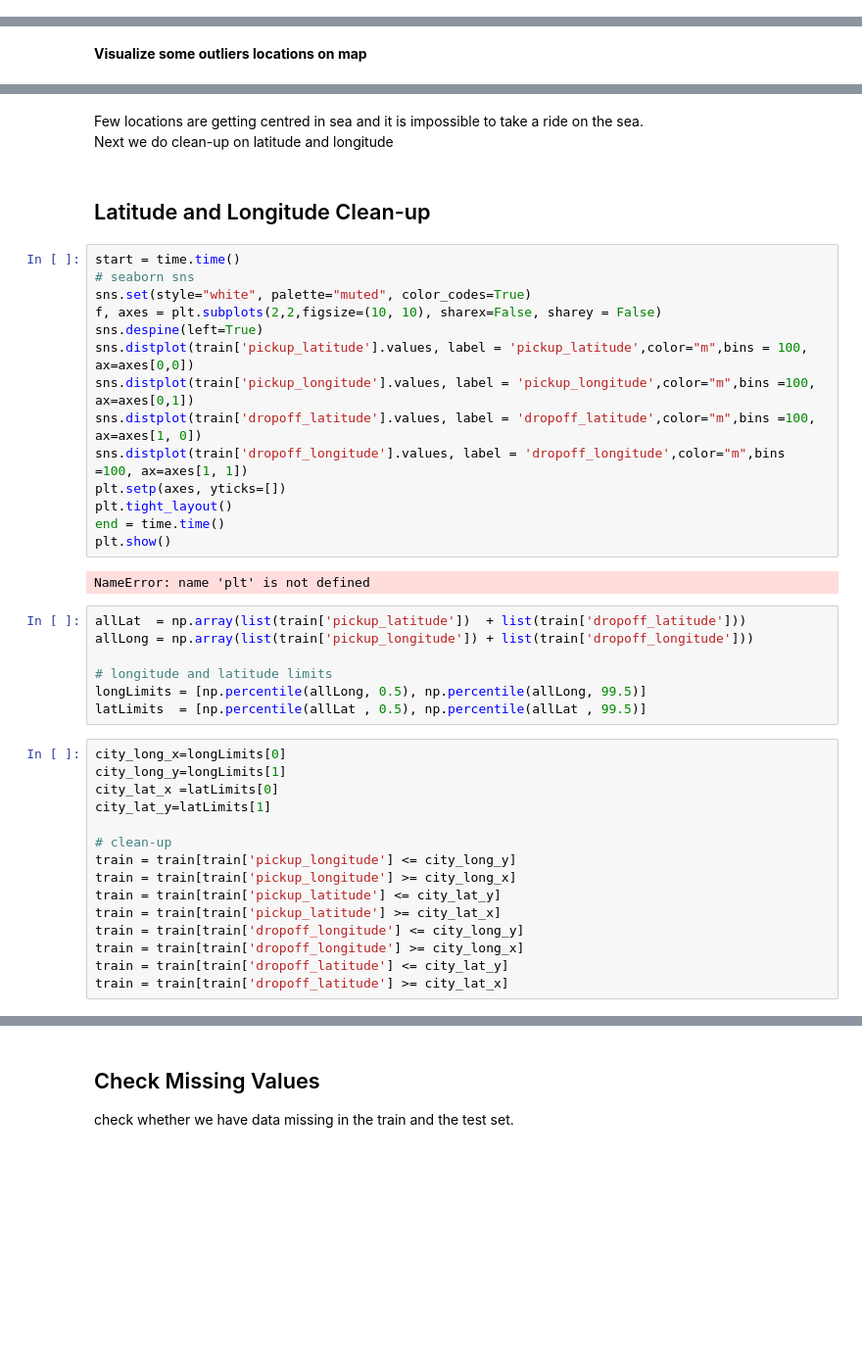
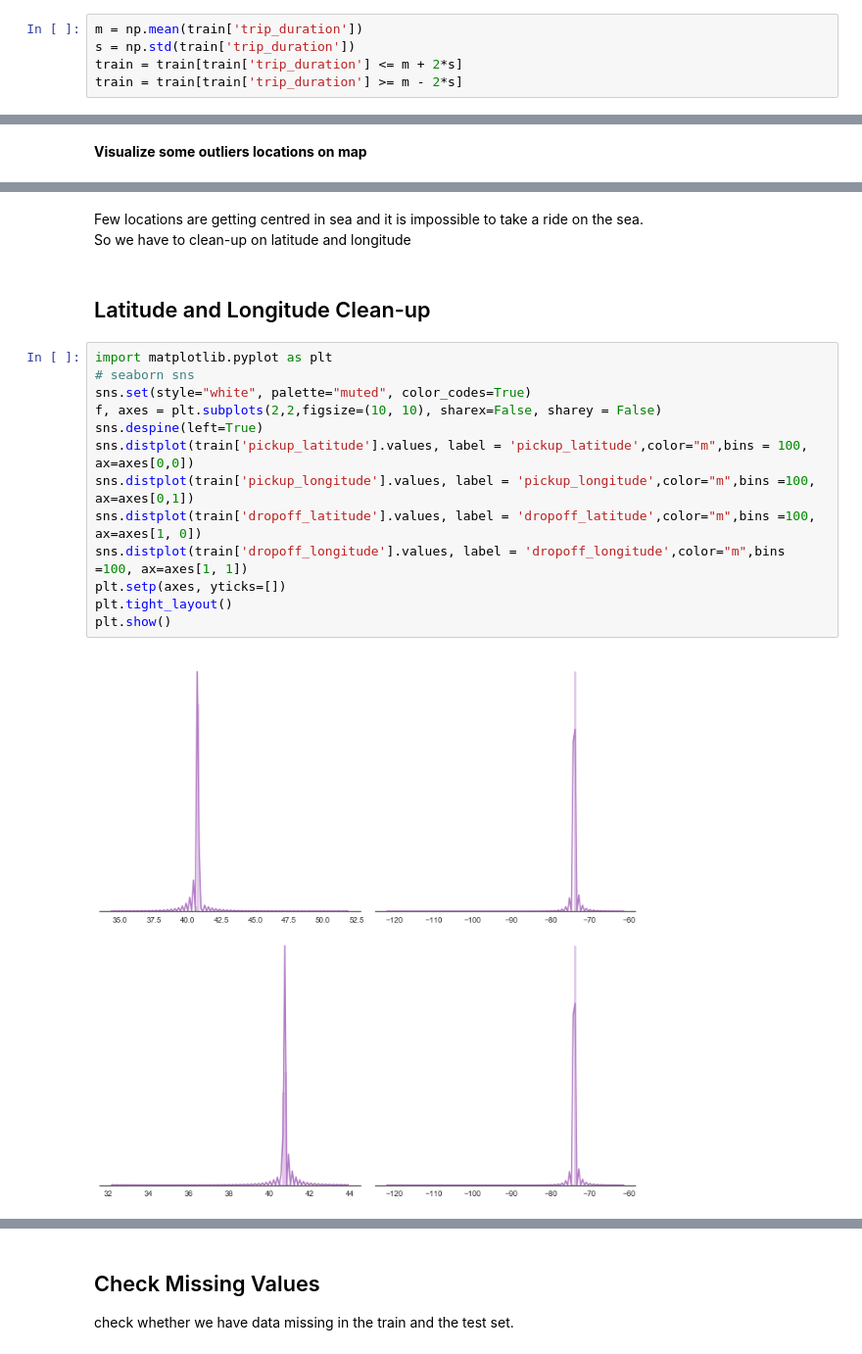
Before and after one commit to GaryLuoLuo/Data_Mining_Project_Jiahui_Qin_Zhe, a Jupyter notebook: Data Preparation.ipynb, the cells around one changed output, grey strips where cells are left out. Shown at 98% size. Drawn from its saved outputs; the diff is of its cells as text; blank space fills up the shorter version.

```diff
--- a/Data Preparation.ipynb
+++ b/Data Preparation.ipynb
@@ -34,3 +39,8 @@ memory usage: 122.4+ MB
+# %%
+m = np.mean(train['trip_duration'])
+s = np.std(train['trip_duration'])
+train = train[train['trip_duration'] <= m + 2*s]
+train = train[train['trip_duration'] >= m - 2*s]
 # %% [markdown]
 ## Check latitude/longitude bounds
 Latitude: -85 to +85, Longitude: -180 to +180
@@ -69,43 +75,20 @@ map_1
 # %% [markdown]
 Few locations are getting centred in sea and it is impossible to take a ride on the sea.
-Next we do clean-up on latitude and longitude
+So we have to clean-up on latitude and longitude
 # %% [markdown]
 ## Latitude and Longitude Clean-up
 # %%
-start = time.time()
+import matplotlib.pyplot as plt
 # seaborn sns
 sns.set(style="white", palette="muted", color_codes=True)
 f, axes = plt.subplots(2,2,figsize=(10, 10), sharex=False, sharey = False)
 sns.despine(left=True)
 sns.distplot(train['pickup_latitude'].values, label = 'pickup_latitude',color="m",bins = 100, ax=axes[0,0])
 sns.distplot(train['pickup_longitude'].values, label = 'pickup_longitude',color="m",bins =100, ax=axes[0,1])
 sns.distplot(train['dropoff_latitude'].values, label = 'dropoff_latitude',color="m",bins =100, ax=axes[1, 0])
 sns.distplot(train['dropoff_longitude'].values, label = 'dropoff_longitude',color="m",bins =100, ax=axes[1, 1])
 plt.setp(axes, yticks=[])
 plt.tight_layout()
-end = time.time()
 plt.show()
 # %% [output]
-NameError: name 'plt' is not defined
+[figure, added]
-# %%
-allLat  = np.array(list(train['pickup_latitude'])  + list(train['dropoff_latitude']))
-allLong = np.array(list(train['pickup_longitude']) + list(train['dropoff_longitude']))
-
-# longitude and latitude limits
-longLimits = [np.percentile(allLong, 0.5), np.percentile(allLong, 99.5)]
-latLimits  = [np.percentile(allLat , 0.5), np.percentile(allLat , 99.5)]
-# %%
-city_long_x=longLimits[0]
-city_long_y=longLimits[1]
-city_lat_x =latLimits[0]
-city_lat_y=latLimits[1]
-
-# clean-up
-train = train[train['pickup_longitude'] <= city_long_y]
-train = train[train['pickup_longitude'] >= city_long_x]
-train = train[train['pickup_latitude'] <= city_lat_y]
-train = train[train['pickup_latitude'] >= city_lat_x]
-train = train[train['dropoff_longitude'] <= city_long_y]
-train = train[train['dropoff_longitude'] >= city_long_x]
-train = train[train['dropoff_latitude'] <= city_lat_y]
-train = train[train['dropoff_latitude'] >= city_lat_x]
```
Also changed, not shown: parts of 29 cells of this notebook.
